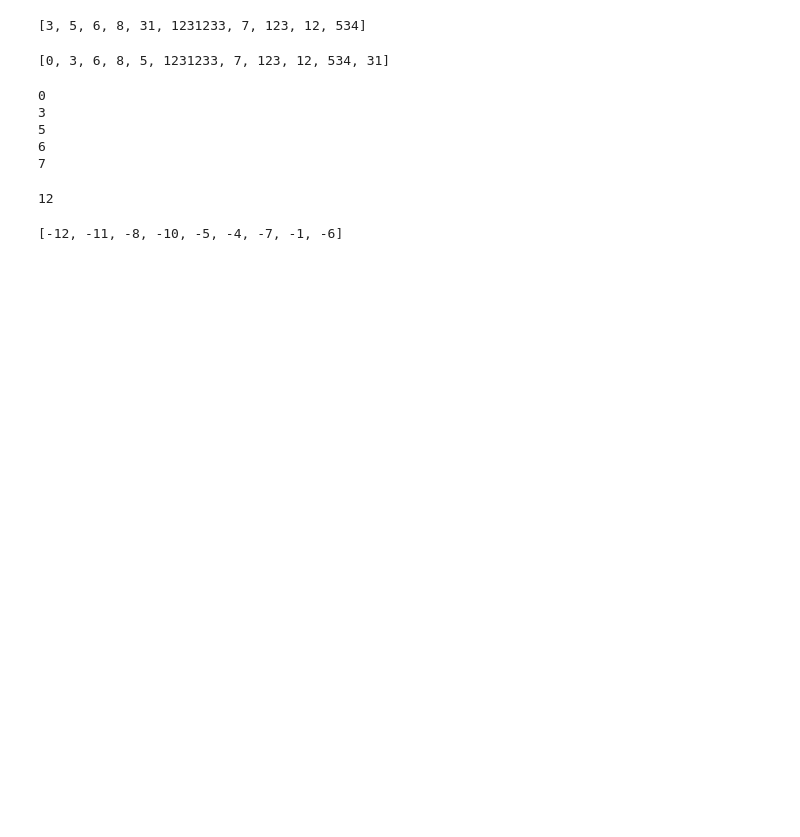
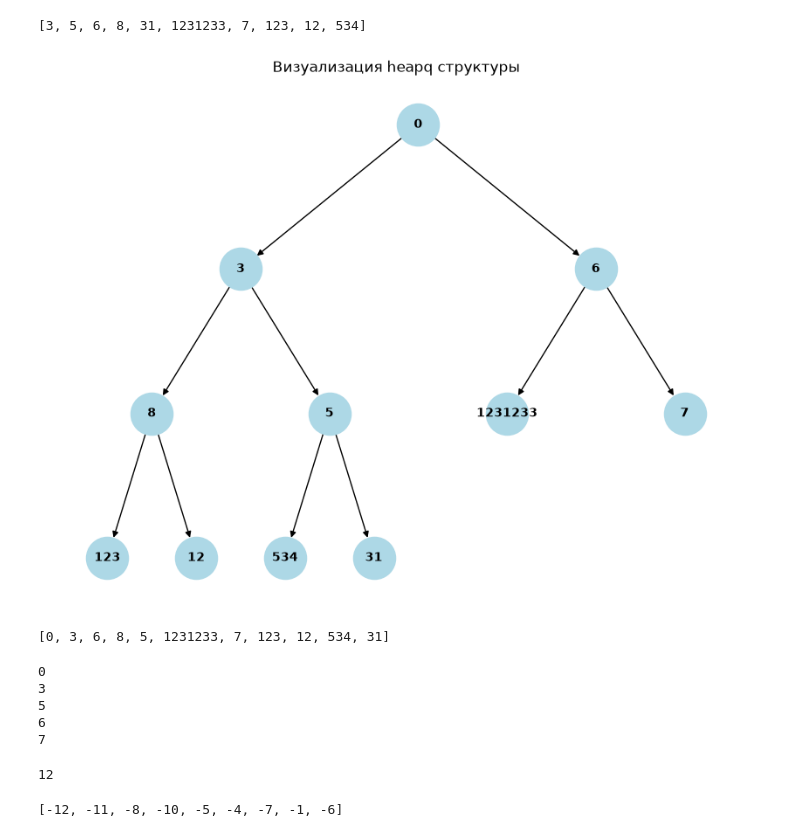
Before and after one commit to RSherstyuk/eat_mo_bot, a Jupyter notebook: algo_ten/11_heap.ipynb, the cells around one changed output. Cells and saved outputs as stored; diff of their text form; code cells hidden in the pictures; blank space fills up the shorter version.

Commit message:
mew heap vis

```diff
--- a/algo_ten/11_heap.ipynb
+++ b/algo_ten/11_heap.ipynb
@@ -11,8 +67,11 @@ min_heap
 # %%
 heapq.heappush(min_heap, 0)
 
+draw_heap(min_heap)
+
 min_heap
 # %% [output]
+[figure, added]
 [0, 3, 6, 8, 5, 1231233, 7, 123, 12, 534, 31]
 # %%
 for _ in range(5):
```
Also changed, not shown: parts of 2 cells of this notebook, 3 other files.
